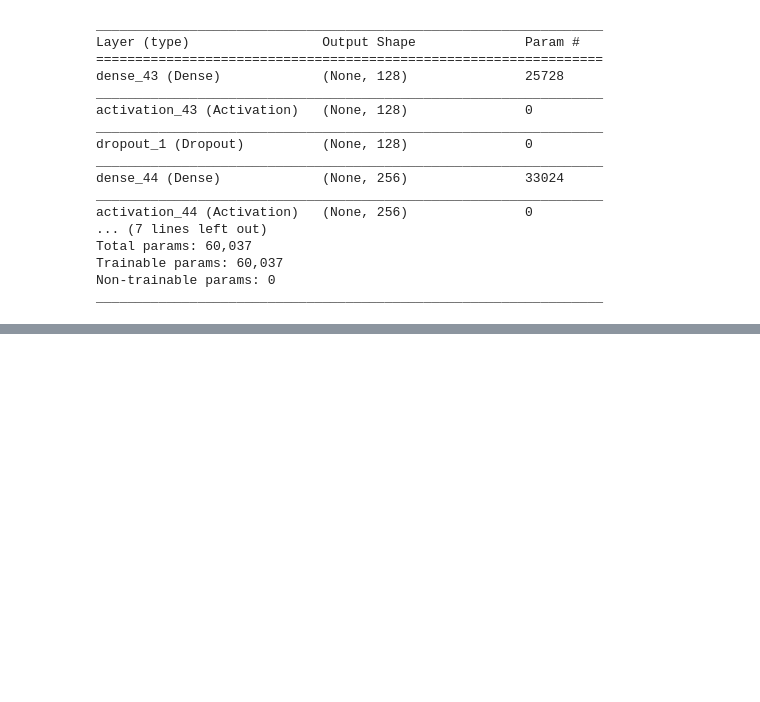
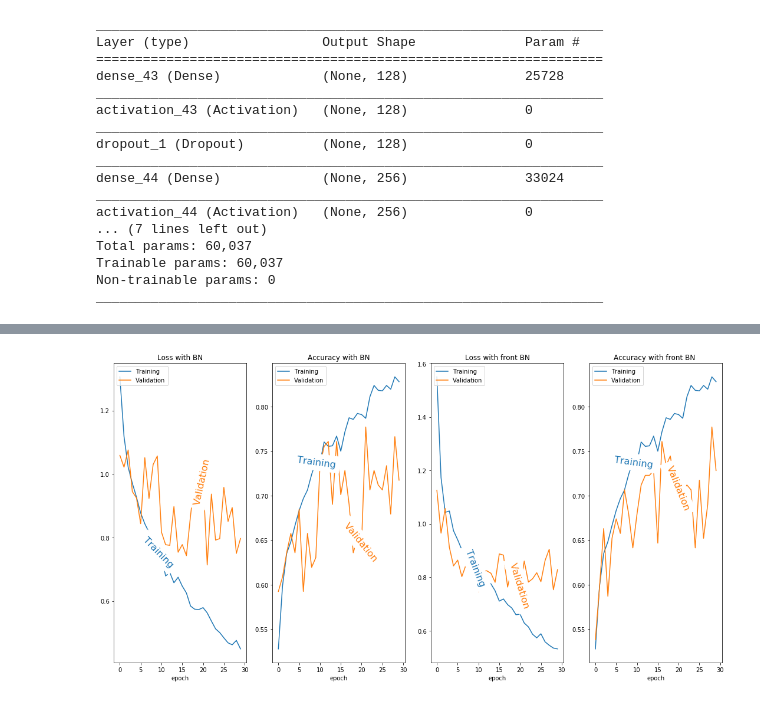
Before and after one commit to IKMLab/Keras-tutorial, a Jupyter notebook: Keras_tutorial.ipynb, the cells around one changed output, grey strips where cells are left out. Cells and saved outputs as stored; diff of their text form; code cells hidden in the pictures; blank space fills up the shorter version.

```diff
--- a/Keras_tutorial.ipynb
+++ b/Keras_tutorial.ipynb
@@ -1134,10 +1207,27 @@ history_adam_d = model_adam_d.fit(X_train, Y_train,
 							verbose=0,
 							shuffle=True,
                     		validation_split=0.1)
+
+history_adam_d2 = model_adam_d2.fit(X_train, Y_train,
+							batch_size=batch_size,
+							epochs=epochs,
+							verbose=0,
+							shuffle=True,
+                    		validation_split=0.1)
+
 loss_adam_d = history_adam_d.history.get('loss')
 acc_adam_d = history_adam_d.history.get('acc')
+
 val_loss_adam_d = history_adam_d.history.get('val_loss')
 val_acc_adam_d = history_adam_d.history.get('val_acc')
+
+
+loss_adam_d2 = history_adam_d.history.get('loss')
+acc_adam_d2 = history_adam_d.history.get('acc')
+
+
+val_loss_adam_d2 = history_adam_d2.history.get('val_loss')
+val_acc_adam_d2 = history_adam_d2.history.get('val_acc')
 # %%
 import matplotlib.pyplot as plt
 plt.figure(0,figsize=(15,8))
@@ -1175,0 +1266,35 @@ plt.show()
+# %%
+import matplotlib.pyplot as plt
+plt.figure(0,figsize=(15,8))
+plt.subplot(141)
+plt.plot(range(len(loss_adam_d)), loss_adam_d,label='Training')
+plt.plot(range(len(val_loss_adam_d)), val_loss_adam_d,label='Validation')
+plt.title('Loss with BN')
+plt.xlabel("epoch")
+plt.legend(loc='upper left')
+labelLines(plt.gca().get_lines(),fontsize=16)
+plt.subplot(142)
+plt.plot(range(len(acc_adam_d)), acc_adam_d,label='Training')
+plt.plot(range(len(val_acc_adam_d)), val_acc_adam_d,label='Validation')
+plt.title('Accuracy with BN')
+plt.xlabel("epoch")
+plt.legend(loc='upper left')
+labelLines(plt.gca().get_lines(),fontsize=16)
+plt.subplot(143)
+plt.plot(range(len(loss_adam_d2)), loss_adam,label='Training')
+plt.plot(range(len(val_loss_adam_d2)), val_loss_adam,label='Validation')
+plt.title('Loss with front BN')
+plt.xlabel("epoch")
+plt.legend(loc='upper left')
+labelLines(plt.gca().get_lines(),fontsize=16)
+plt.subplot(144)
+plt.plot(range(len(acc_adam_d2)), acc_adam_d2,label='Training')
+plt.plot(range(len(val_acc_adam_d2)), val_acc_adam_d2,label='Validation')
+plt.title('Accuracy with front BN ')
+plt.xlabel("epoch")
+plt.legend(loc='upper left')
+labelLines(plt.gca().get_lines(),fontsize=16)
+plt.tight_layout()
+plt.show()
+# %% [output]
+[figure, added]
```
Also changed, not shown: parts of 32 cells of this notebook.
